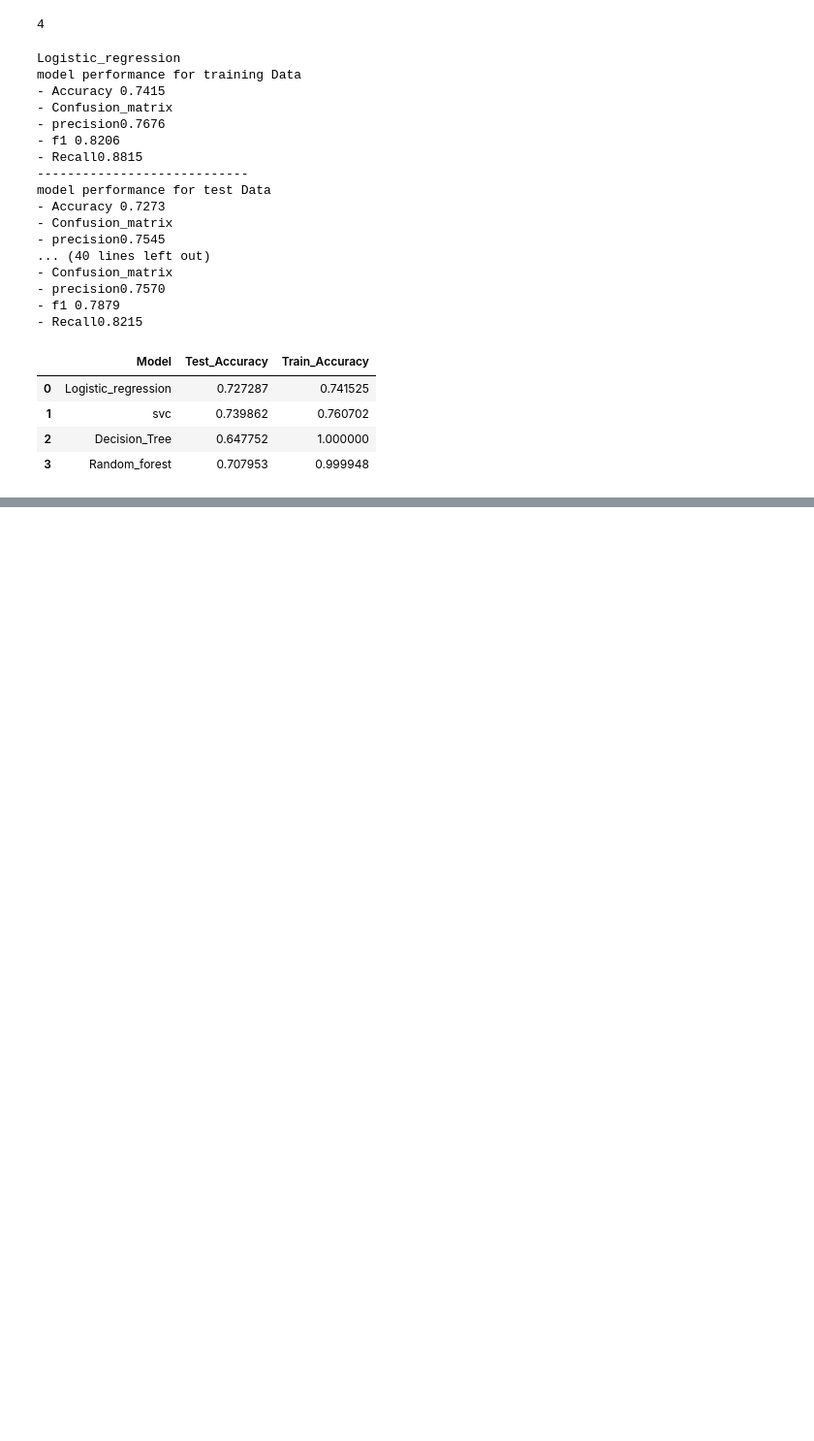
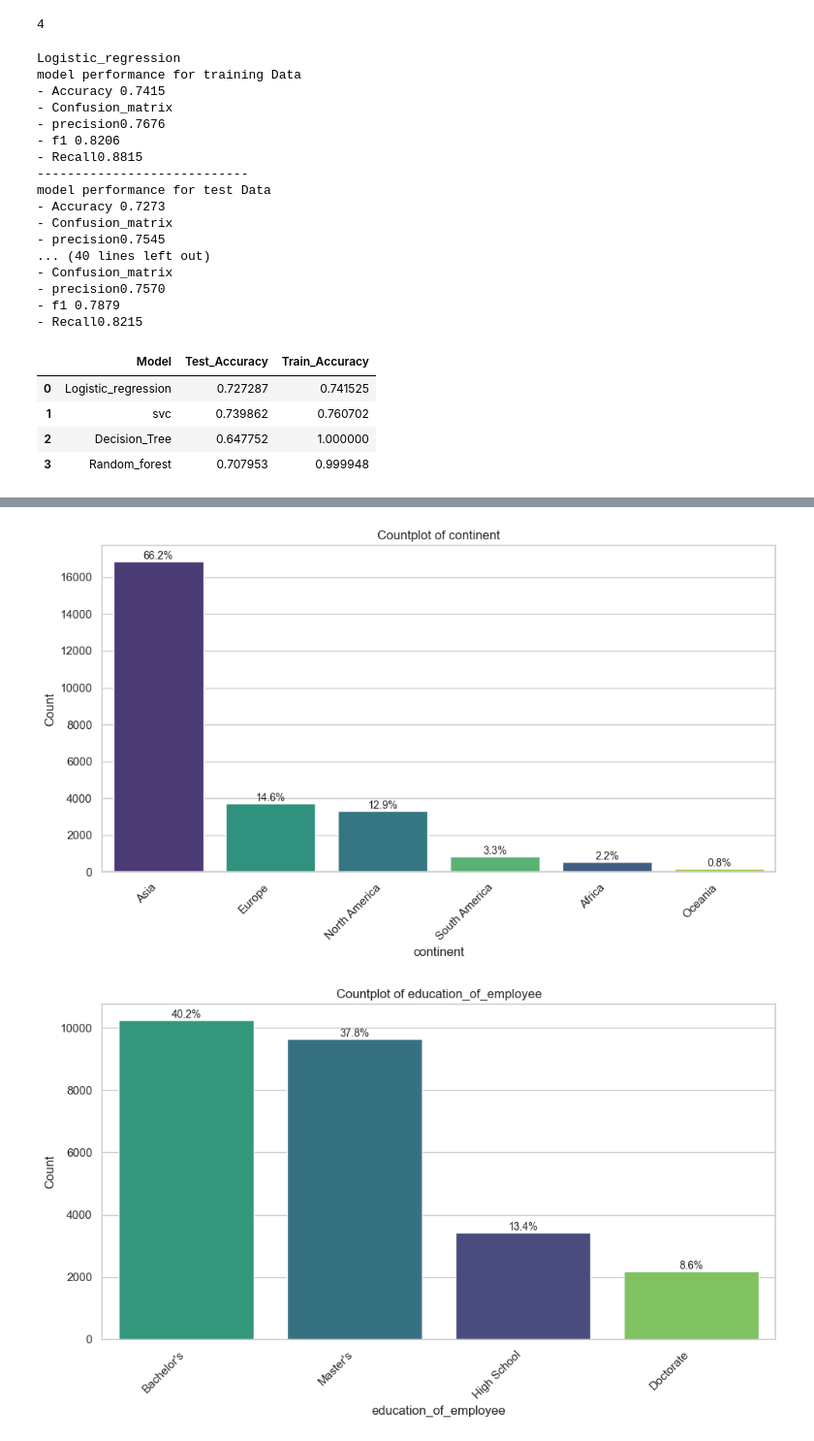
Before and after one commit to yagantiAshok/Global-Mobility-Application, a Jupyter notebook: notebook/EDA_visa(1).ipynb, the cells around one changed output, grey strips where cells are left out. Shown at 97% size. Cells and saved outputs as stored; diff of their text form; code cells hidden in the pictures; blank space fills up the shorter version.

```diff
--- a/notebook/EDA_visa(1).ipynb
+++ b/notebook/EDA_visa(1).ipynb
@@ -263,0 +352,41 @@ evaluating_model
+# %%
+import matplotlib.pyplot as plt
+import seaborn as sns
+
+sns.set_theme(style="whitegrid")
+
+# Create a plot for each feature
+for col in categorical_features:
+    if col in data.columns:
+        plt.figure(figsize=(10, 6))
+
+        ax = sns.countplot(
+            data=data,
+            x=col,
+            order=data[col].value_counts().index,
+            palette='viridis',
+            hue=col,
+            legend=False
+        )
+
+        total = len(data)
+
+        for p in ax.patches:
+            height = p.get_height()
+
+            percentage = f'{(100 * height / total):.1f}%'
+            ax.annotate(percentage,
+                        (p.get_x() + p.get_width() / 2, height),
+                        ha='center', va='bottom', fontsize=10)
+
+        plt.title(f'Countplot of {col}')
+        plt.xticks(rotation=45, ha='right')
+        plt.ylabel('Count')
+        plt.tight_layout()
+
+
+    else:
+        print(f"Column '{col}' not found in the DataFrame.")
+# %% [output]
+[figure, added]
+[figure, added]
```
Also changed, not shown: parts of 21 cells of this notebook, 1 other file.
